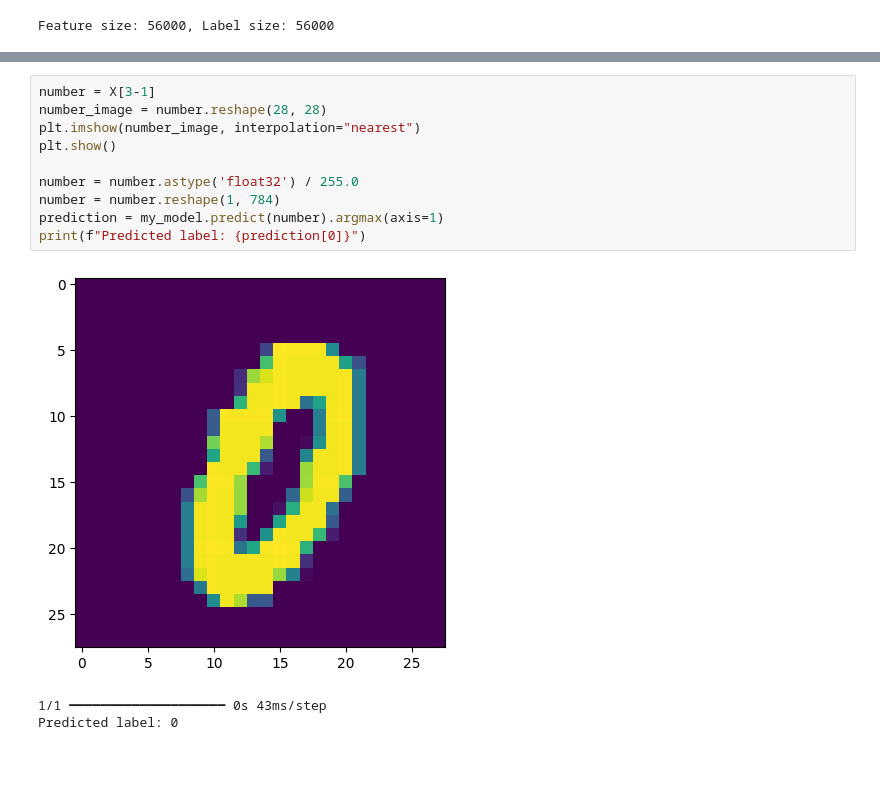
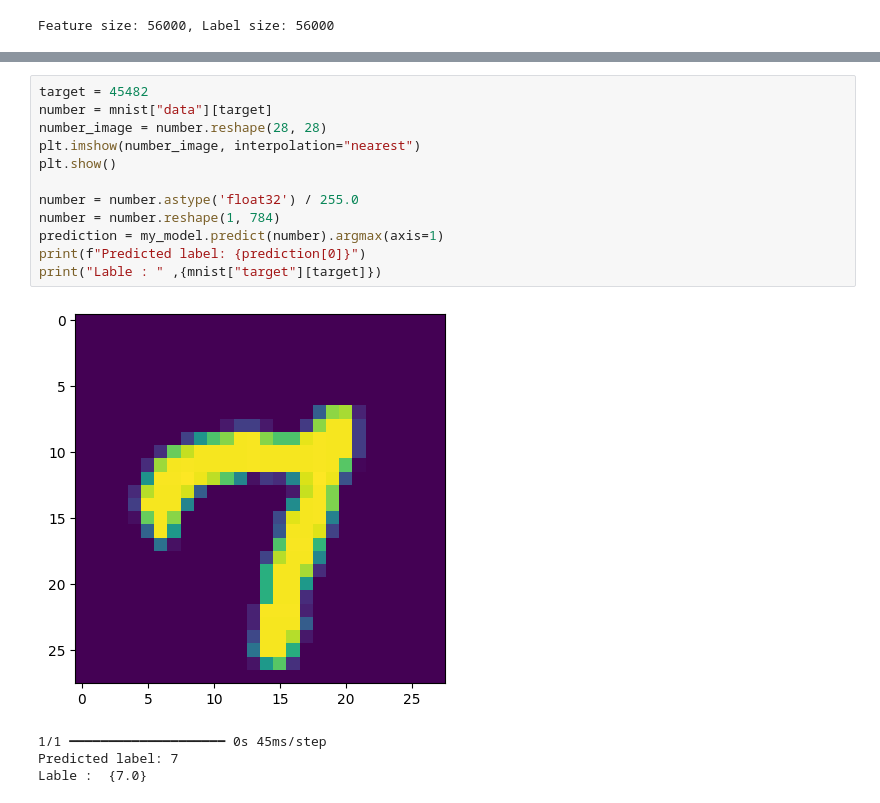
Before and after one commit to Kyaputan/Lab3-Machine-Learning, a Jupyter notebook: Linear_Model/ex01/mnist-original.ipynb, the cells around one changed output, grey strips where cells are left out. Drawn from its saved outputs; the diff is of its cells as text; blank space fills up the shorter version.

Commit message:
Data_Sci

```diff
--- a/Linear_Model/ex01/mnist-original.ipynb
+++ b/Linear_Model/ex01/mnist-original.ipynb
@@ -165,14 +166,17 @@ weighted avg     0.9789    0.9789    0.9789     14000
 # %%
-number = X[3-1]
+target = 45482
+number = mnist["data"][target]
 number_image = number.reshape(28, 28)
 plt.imshow(number_image, interpolation="nearest")
 plt.show()
 
 number = number.astype('float32') / 255.0
 number = number.reshape(1, 784)
 prediction = my_model.predict(number).argmax(axis=1)
 print(f"Predicted label: {prediction[0]}")
+print("Lable : " ,{mnist["target"][target]})
 # %% [output]
-[figure, old version]
+[figure, new version]
-1/1 ━━━━━━━━━━━━━━━━━━━━ 0s 43ms/step
-Predicted label: 0
+1/1 ━━━━━━━━━━━━━━━━━━━━ 0s 45ms/step
+Predicted label: 7
+Lable :  {7.0}
```
Also changed, not shown: parts of 7 cells of this notebook, 8 other files.
